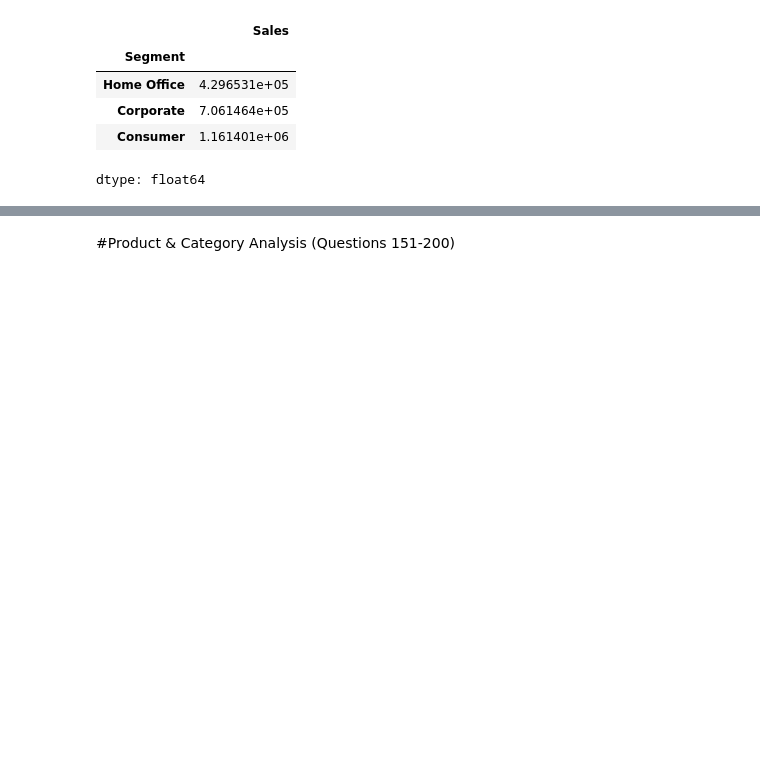
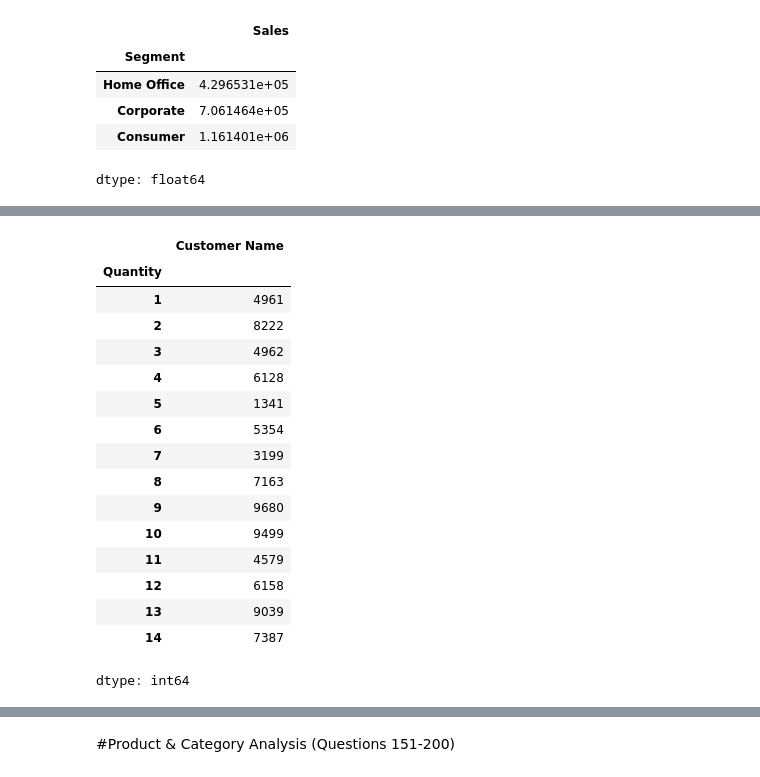
Before and after one commit to havigowda9625/AIML-DS-, a Jupyter notebook: Pandas_Assignment.ipynb, the cells around one changed output, grey strips where cells are left out. Saved outputs shown, nothing was run; the diff lists cells and outputs as text; code cells hidden in the pictures; blank space fills up the shorter version.

```diff
--- a/Pandas_Assignment.ipynb
+++ b/Pandas_Assignment.ipynb
@@ -1490,4 +1638,24 @@ dtype: float64
 # %%
 # Question 146: Find customer with minimum quantity purchased.
+mqp=pds.groupby('Quantity')['Customer Name'].idxmin()
+mqp
+# %% [output]
+|  | Customer Name |
+| Quantity |  |
+| 1 | 4961 |
+| 2 | 8222 |
+| 3 | 4962 |
+| 4 | 6128 |
+| 5 | 1341 |
+| 6 | 5354 |
+| 7 | 3199 |
+| 8 | 7163 |
+| 9 | 9680 |
+| 10 | 9499 |
+| 11 | 4579 |
+| 12 | 6158 |
+| 13 | 9039 |
+| 14 | 7387 |
+dtype: int64
 # %%
 # Question 147: Find customer who bought most different products.
```
Also changed, not shown: parts of 66 cells of this notebook.
